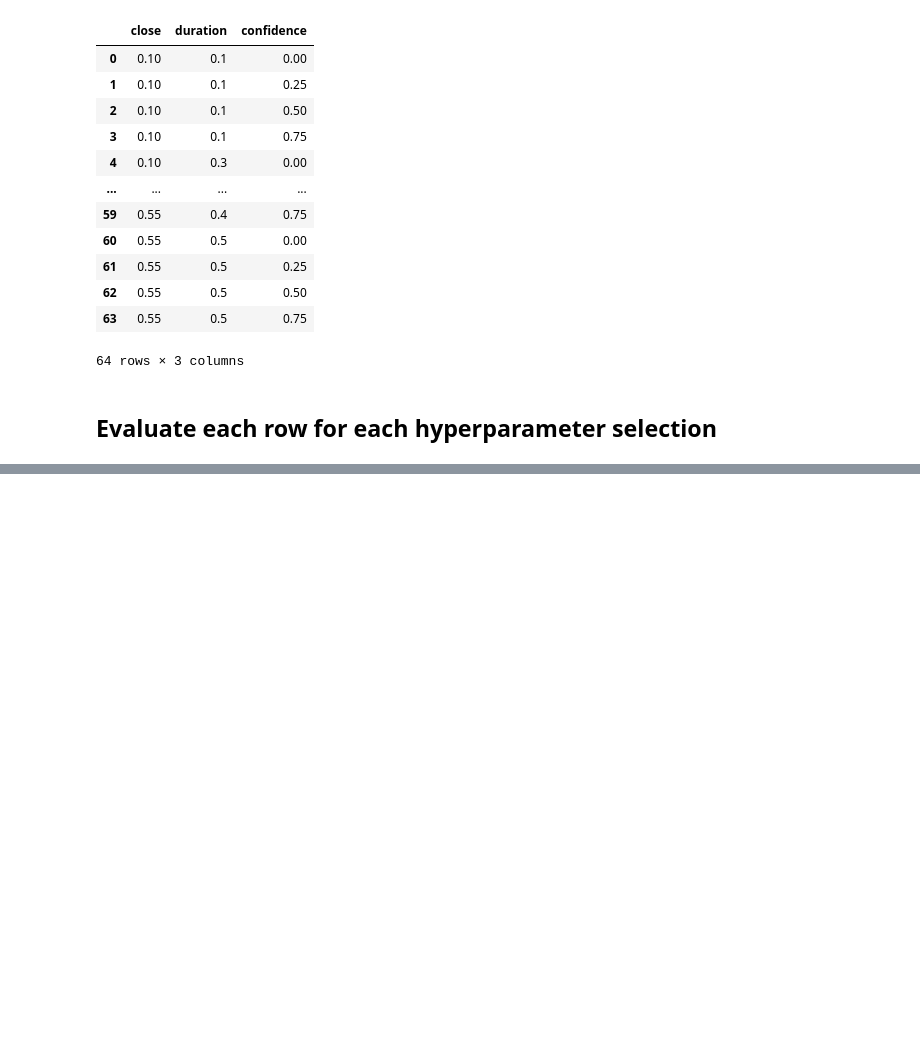
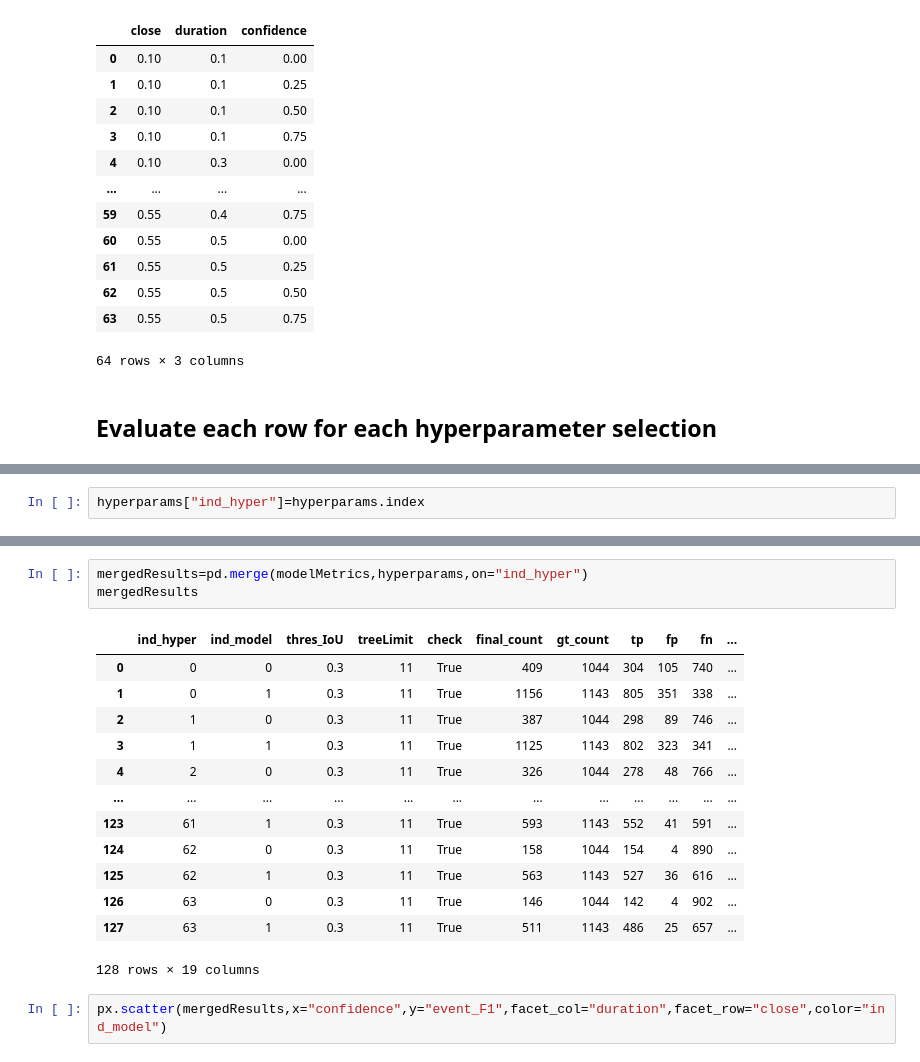
Before and after one commit to quiquegurdiel/SpinCo, a Jupyter notebook: Evaluation001_MASS_CV.ipynb, the cells around one changed output, grey strips where cells are left out. Saved outputs shown, nothing was run; the diff lists cells and outputs as text; blank space fills up the shorter version.

```diff
--- a/Evaluation001_MASS_CV.ipynb
+++ b/Evaluation001_MASS_CV.ipynb
@@ -209,0 +280,2 @@ modelMetrics
+# %%
+hyperparams["ind_hyper"]=hyperparams.index
@@ -209,0 +291,19 @@ modelMetrics
+# %%
+mergedResults=pd.merge(modelMetrics,hyperparams,on="ind_hyper")
+mergedResults
+# %% [output]
+|  | ind_hyper | ind_model | thres_IoU | treeLimit | check | final_count | gt_count | tp | fp | fn | ... |
+| 0 | 0 | 0 | 0.3 | 11 | True | 409 | 1044 | 304 | 105 | 740 | ... |
+| 1 | 0 | 1 | 0.3 | 11 | True | 1156 | 1143 | 805 | 351 | 338 | ... |
+| 2 | 1 | 0 | 0.3 | 11 | True | 387 | 1044 | 298 | 89 | 746 | ... |
+| 3 | 1 | 1 | 0.3 | 11 | True | 1125 | 1143 | 802 | 323 | 341 | ... |
+| 4 | 2 | 0 | 0.3 | 11 | True | 326 | 1044 | 278 | 48 | 766 | ... |
+| ... | ... | ... | ... | ... | ... | ... | ... | ... | ... | ... | ... |
+| 123 | 61 | 1 | 0.3 | 11 | True | 593 | 1143 | 552 | 41 | 591 | ... |
+| 124 | 62 | 0 | 0.3 | 11 | True | 158 | 1044 | 154 | 4 | 890 | ... |
+| 125 | 62 | 1 | 0.3 | 11 | True | 563 | 1143 | 527 | 36 | 616 | ... |
+| 126 | 63 | 0 | 0.3 | 11 | True | 146 | 1044 | 142 | 4 | 902 | ... |
+| 127 | 63 | 1 | 0.3 | 11 | True | 511 | 1143 | 486 | 25 | 657 | ... |
+128 rows × 19 columns
+# %%
+px.scatter(mergedResults,x="confidence",y="event_F1",facet_col="duration",facet_row="close",color="ind_model")
```
Also changed, not shown: parts of 30 cells of this notebook, 28 other files.
